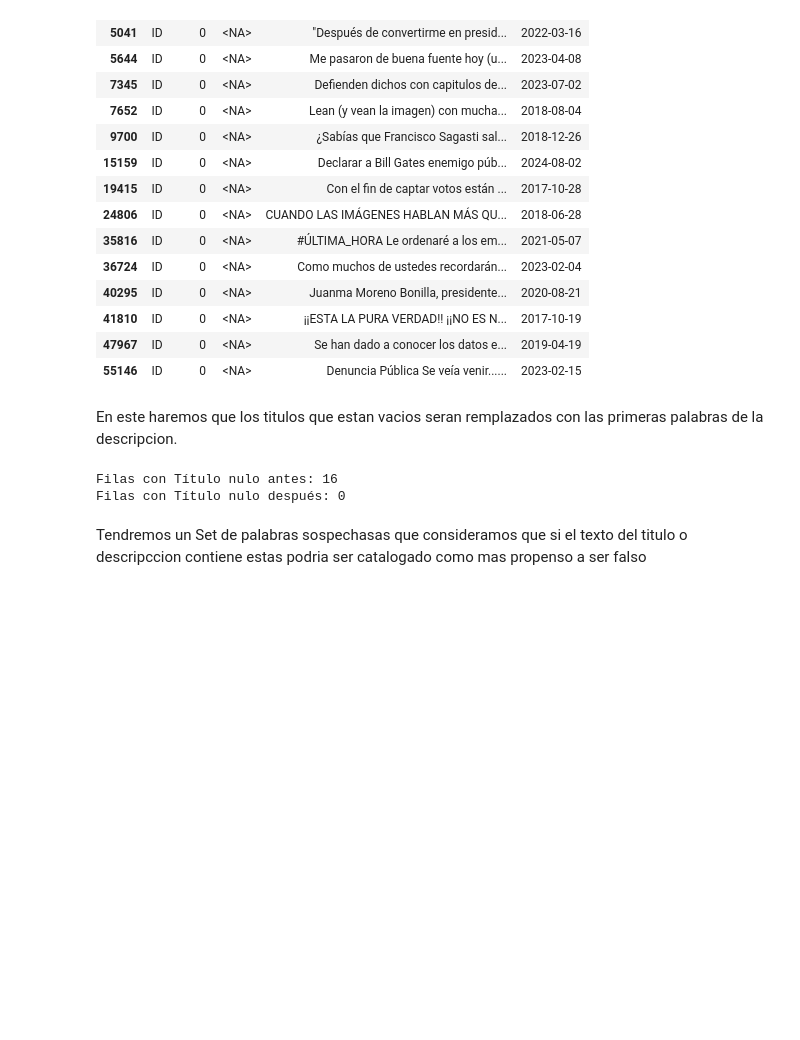
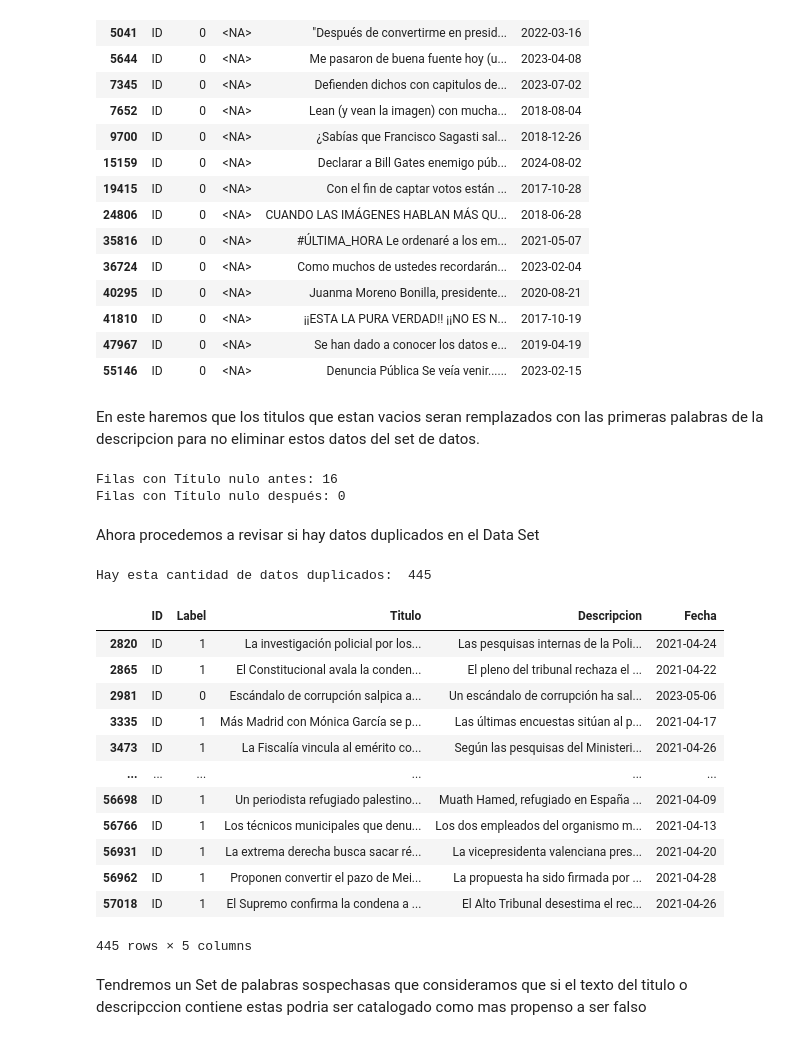
Before and after one commit to JairoFierro/Proy1, a Jupyter notebook: proyecto1.ipynb, the cells around one changed output. Saved outputs shown, nothing was run; the diff lists cells and outputs as text; code cells hidden in the pictures; blank space fills up the shorter version.

```diff
--- a/proyecto1.ipynb
+++ b/proyecto1.ipynb
@@ -212,7 +223,7 @@ df[df.isna().any(axis=1)]
 | 47967 | ID | 0 | <NA> | Se han dado a conocer los datos e... | 2019-04-19 |
 | 55146 | ID | 0 | <NA> | Denuncia Pública Se veía venir...... | 2023-02-15 |
 # %% [markdown]
-En este haremos que los titulos que estan vacios seran remplazados con las primeras palabras de la descripcion.
+En este haremos que los titulos que estan vacios seran remplazados con las primeras palabras de la descripcion para no eliminar estos datos del set de datos.
 # %%
 def imputar_titulo_desde_descripcion(titulo, descripcion, max_palabras=5):
     if pd.isna(titulo):
@@ -228,3 +239,26 @@ print(f"Filas con Título nulo después: {df['Titulo'].isna().sum()}")
 # %% [output]
 Filas con Título nulo antes: 16
 Filas con Título nulo después: 0
+# %% [markdown]
+Ahora procedemos a revisar si hay datos duplicados en el Data Set
+# %%
+duplicados = df[df.duplicated(keep='first')]
+print("Hay esta cantidad de datos duplicados: ", df.duplicated().sum())
+# %% [output]
+Hay esta cantidad de datos duplicados:  445
+# %%
+duplicados
+# %% [output]
+|  | ID | Label | Titulo | Descripcion | Fecha |
+| 2820 | ID | 1 | La investigación policial por los... | Las pesquisas internas de la Poli... | 2021-04-24 |
+| 2865 | ID | 1 | El Constitucional avala la conden... | El pleno del tribunal rechaza el ... | 2021-04-22 |
+| 2981 | ID | 0 | Escándalo de corrupción salpica a... | Un escándalo de corrupción ha sal... | 2023-05-06 |
+| 3335 | ID | 1 | Más Madrid con Mónica García se p... | Las últimas encuestas sitúan al p... | 2021-04-17 |
+| 3473 | ID | 1 | La Fiscalía vincula al emérito co... | Según las pesquisas del Ministeri... | 2021-04-26 |
+| ... | ... | ... | ... | ... | ... |
+| 56698 | ID | 1 | Un periodista refugiado palestino... | Muath Hamed, refugiado en España ... | 2021-04-09 |
+| 56766 | ID | 1 | Los técnicos municipales que denu... | Los dos empleados del organismo m... | 2021-04-13 |
+| 56931 | ID | 1 | La extrema derecha busca sacar ré... | La vicepresidenta valenciana pres... | 2021-04-20 |
+| 56962 | ID | 1 | Proponen convertir el pazo de Mei... | La propuesta ha sido firmada por ... | 2021-04-28 |
+| 57018 | ID | 1 | El Supremo confirma la condena a ... | El Alto Tribunal desestima el rec... | 2021-04-26 |
+445 rows × 5 columns
```
Also changed, not shown: parts of 35 cells of this notebook.
